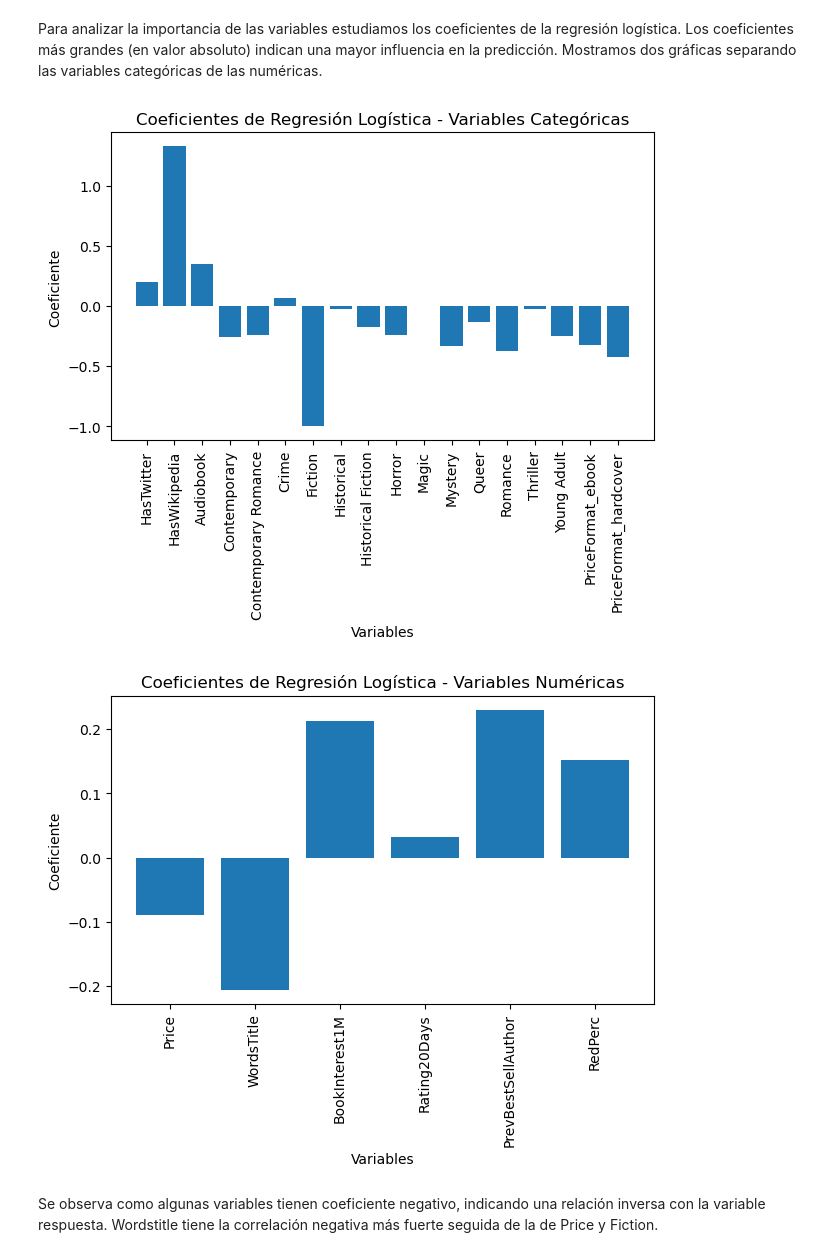
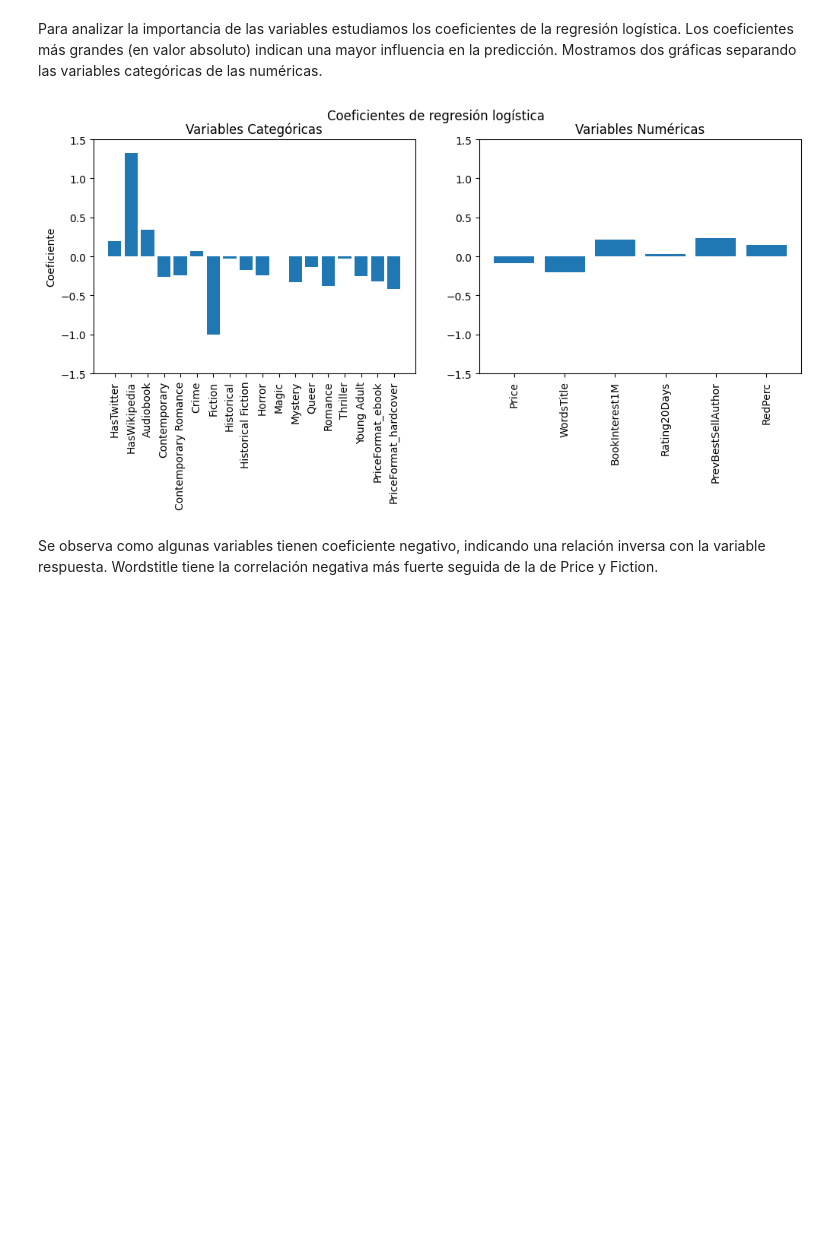
Before and after one commit to MMCCJJ/NOVELLA, a Jupyter notebook: modelos/evaluacionModelosCandidatos.ipynb, the cells around one changed output. Saved outputs shown, nothing was run; the diff lists cells and outputs as text; code cells hidden in the pictures; blank space fills up the shorter version.

Commit message:
Corrige gráficos de variables de RL
Para que el eje Y tenga el mismo rango de valores

```diff
--- a/modelos/evaluacionModelosCandidatos.ipynb
+++ b/modelos/evaluacionModelosCandidatos.ipynb
@@ -617,41 +617,43 @@ nombres_variables_num = ['NumPages', 'Price', 'WordsTitle', 'BookInterest1M', 'R
 # %%
 # Variables numéricas
 coeficientes_num = []
 nombres_num = []
 
 # Resto de variables
 nombres_no_num = [nombre for nombre in nombres_variables_RL if nombre not in nombres_variables_num]
 coeficientes_no_num = []
 nombres_no_num_filt = []
 
 for i, nombre in enumerate(nombres_no_num):
     if nombre in non_zero_feature_names:
         coeficientes_no_num.append(non_zero_coef[non_zero_feature_names.index(nombre)])
         nombres_no_num_filt.append(nombre)
 
-plt.figure(figsize=(7, 4))
-plt.bar(range(len(coeficientes_no_num)), coeficientes_no_num)
-plt.xticks(range(len(coeficientes_no_num)), nombres_no_num_filt, rotation=90)
-plt.title('Coeficientes de Regresión Logística - Variables Categóricas')
-plt.xlabel('Variables')
-plt.ylabel('Coeficiente')
-plt.show()
+fig, axs = plt.subplots(1, 2, figsize=(12, 4))
+
+axs[0].bar(range(len(coeficientes_no_num)), coeficientes_no_num)
+axs[0].set_xticks(range(len(coeficientes_no_num)))
+axs[0].set_xticklabels(nombres_no_num_filt, rotation=90)
+axs[0].set_ylim([-1.5, 1.5])
+axs[0].set_title('Variables Categóricas')
+axs[0].set_ylabel('Coeficiente')
 
 for i, nombre in enumerate(nombres_variables_num):
     if nombre in non_zero_feature_names:
         coeficientes_num.append(non_zero_coef[non_zero_feature_names.index(nombre)])
         nombres_num.append(nombre)
 
-plt.figure(figsize=(7, 4))
-plt.bar(range(len(coeficientes_num)), coeficientes_num)
-plt.xticks(range(len(coeficientes_num)), nombres_num, rotation=90)
-plt.title('Coeficientes de Regresión Logística - Variables Numéricas')
-plt.xlabel('Variables')
-plt.ylabel('Coeficiente')
+axs[1].bar(range(len(coeficientes_num)), coeficientes_num)
+axs[1].set_xticks(range(len(coeficientes_num)))
+axs[1].set_xticklabels(nombres_num, rotation=90)
+axs[1].set_ylim([-1.5, 1.5])
+axs[1].set_title('Variables Numéricas')
+
+fig.suptitle("Coeficientes de regresión logística")
+
 plt.show()
 # %% [output]
-[figure, old version]
+[figure, new version]
-[figure, removed]
 # %% [markdown]
 Se observa como algunas variables tienen coeficiente negativo, indicando una relación inversa con la variable respuesta. Wordstitle tiene la correlación negativa más fuerte seguida de la de Price y Fiction.
 # %% [markdown]
```
Also changed, not shown: parts of 3 cells of this notebook.
